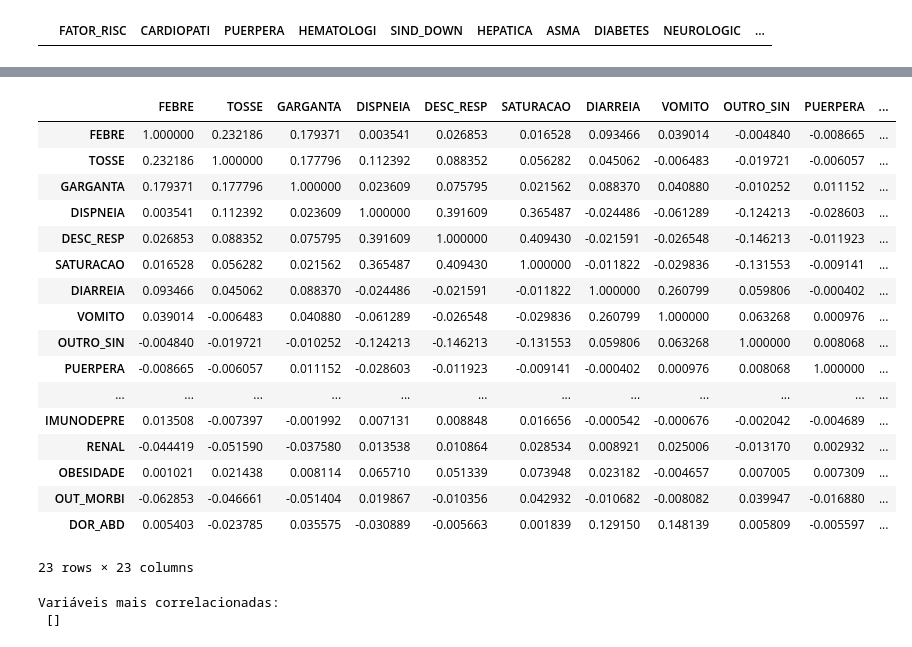
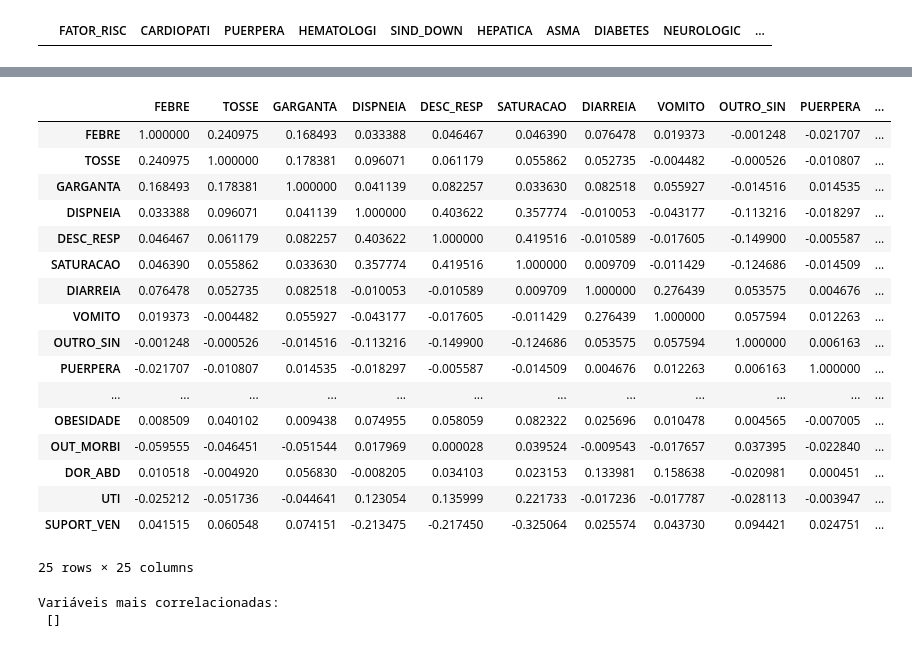
Before and after one commit to fsilvino/INE5644-data-mining-projeto-final, a Jupyter notebook: eda/eda.ipynb, the cells around one changed output, grey strips where cells are left out. Cells and saved outputs as stored; diff of their text form; code cells hidden in the pictures.

```diff
--- a/eda/eda.ipynb
+++ b/eda/eda.ipynb
@@ -153,9 +153,9 @@ df = df.drop(['COD_IDADE', 'SEM_NOT', 'OBES_IMC', 'DT_UT_DOSE', 'MAE_VAC', 'DT_V
        'POS_PCROUT', 'PCR_VSR', 'PCR_PARA1', 'PCR_PARA2', 'PCR_PARA3',
        'PCR_PARA4', 'PCR_ADENO', 'PCR_METAP', 'PCR_BOCA', 'PCR_RINO',
        'PCR_OUTRO', 'DS_PCR_OUT', 'DT_TOMO', 'TP_TES_AN', 'DT_RES_AN',
-       'RES_AN', 'POS_AN_FLU', 'TP_FLU_AN', 'POS_AN_OUT', 'AN_VSR',
+       'POS_AN_FLU', 'TP_FLU_AN', 'POS_AN_OUT', 'AN_VSR',
        'AN_PARA1', 'AN_PARA2', 'AN_PARA3', 'AN_ADENO', 'AN_OUTRO',
        'DS_AN_OUT', 'OUT_ANIM', 'LO_PS_VGM', 'DT_VGM', 'DT_RT_VGM',
        'PAIS_VGM', 'CO_PS_VGM', 'CS_ETINIA', 'OUT_SOR', 'SOR_OUT',
        'OUT_ANTIV', 'TOMO_OUT', 'PAC_COCBO', 'PAC_DSCBO', 'DT_CO_SOR',
-       'DT_RES', 'TP_AM_SOR', 'TP_SOR'], axis=1)
+       'DT_RES', 'TP_AM_SOR', 'TP_SOR', 'DT_SIN_PRI', 'CS_ESCOL_N', 'CO_PAIS', 'ID_PAIS'], axis=1)
@@ -166,6 +178,6 @@ df.shape
 # %%
 # Filtrando para utilizar apenas dados de pacientes notificados e internados em SC
-df = df.loc[(df['SG_UF_NOT'] == 'SC') & (df['SG_UF_NOT'] == df['SG_UF_INTE'])]
+df = df.loc[(df['SG_UF_NOT'] == 'SC') & (df['SG_UF_NOT'] == df['SG_UF_INTE']) & (df['CLASSI_FIN'] == 5)]
 # %%
 # verificando se há dados duplicados
 df.duplicated().any()
@@ -532,5 +555,10 @@ df = df.replace(2, {'FEBRE': 0,
                'VACINA': 0,
                'ANTIVIRAL': 0,
                'HOSPITAL': 0,
-               'UTI': 0
-               }, regex=True)
+               'UTI': 0,
+               'AVE_SUINO': 0,
+               'AN_SARS2': 0,
+               'PCR_SARS2': 0})
+# %%
+df = df.replace('S', {'FATOR_RISC': 1 })
+df = df.replace('N', {'FATOR_RISC': 0 })
@@ -548,25 +586,25 @@ array([[<AxesSubplot:title={'center':'CLASSI_FIN'}>]], dtype=object)
 # %%
-corr = df[['FEBRE', 'TOSSE', 'GARGANTA', 'DISPNEIA', 'DESC_RESP', 'SATURACAO', 'DIARREIA', 'VOMITO', 'OUTRO_SIN', 'PUERPERA', 'CARDIOPATI', 'HEMATOLOGI', 'SIND_DOWN', 'HEPATICA', 'ASMA', 'DIABETES', 'NEUROLOGIC', 'PNEUMOPATI', 'IMUNODEPRE', 'RENAL', 'OBESIDADE', 'OUT_MORBI', 'DOR_ABD']].corr()
+corr = df[['FEBRE', 'TOSSE', 'GARGANTA', 'DISPNEIA', 'DESC_RESP', 'SATURACAO', 'DIARREIA', 'VOMITO', 'OUTRO_SIN', 'PUERPERA', 'CARDIOPATI', 'HEMATOLOGI', 'SIND_DOWN', 'HEPATICA', 'ASMA', 'DIABETES', 'NEUROLOGIC', 'PNEUMOPATI', 'IMUNODEPRE', 'RENAL', 'OBESIDADE', 'OUT_MORBI', 'DOR_ABD', 'UTI', 'SUPORT_VEN']].corr()
 corr
 # %% [output]
 |  | FEBRE | TOSSE | GARGANTA | DISPNEIA | DESC_RESP | SATURACAO | DIARREIA | VOMITO | OUTRO_SIN | PUERPERA | ... |
-| FEBRE | 1.000000 | 0.232186 | 0.179371 | 0.003541 | 0.026853 | 0.016528 | 0.093466 | 0.039014 | -0.004840 | -0.008665 | ... |
-| TOSSE | 0.232186 | 1.000000 | 0.177796 | 0.112392 | 0.088352 | 0.056282 | 0.045062 | -0.006483 | -0.019721 | -0.006057 | ... |
-| GARGANTA | 0.179371 | 0.177796 | 1.000000 | 0.023609 | 0.075795 | 0.021562 | 0.088370 | 0.040880 | -0.010252 | 0.011152 | ... |
-| DISPNEIA | 0.003541 | 0.112392 | 0.023609 | 1.000000 | 0.391609 | 0.365487 | -0.024486 | -0.061289 | -0.124213 | -0.028603 | ... |
-| DESC_RESP | 0.026853 | 0.088352 | 0.075795 | 0.391609 | 1.000000 | 0.409430 | -0.021591 | -0.026548 | -0.146213 | -0.011923 | ... |
-| SATURACAO | 0.016528 | 0.056282 | 0.021562 | 0.365487 | 0.409430 | 1.000000 | -0.011822 | -0.029836 | -0.131553 | -0.009141 | ... |
-| DIARREIA | 0.093466 | 0.045062 | 0.088370 | -0.024486 | -0.021591 | -0.011822 | 1.000000 | 0.260799 | 0.059806 | -0.000402 | ... |
-| VOMITO | 0.039014 | -0.006483 | 0.040880 | -0.061289 | -0.026548 | -0.029836 | 0.260799 | 1.000000 | 0.063268 | 0.000976 | ... |
-| OUTRO_SIN | -0.004840 | -0.019721 | -0.010252 | -0.124213 | -0.146213 | -0.131553 | 0.059806 | 0.063268 | 1.000000 | 0.008068 | ... |
-| PUERPERA | -0.008665 | -0.006057 | 0.011152 | -0.028603 | -0.011923 | -0.009141 | -0.000402 | 0.000976 | 0.008068 | 1.000000 | ... |
+| FEBRE | 1.000000 | 0.240975 | 0.168493 | 0.033388 | 0.046467 | 0.046390 | 0.076478 | 0.019373 | -0.001248 | -0.021707 | ... |
+| TOSSE | 0.240975 | 1.000000 | 0.178381 | 0.096071 | 0.061179 | 0.055862 | 0.052735 | -0.004482 | -0.000526 | -0.010807 | ... |
+| GARGANTA | 0.168493 | 0.178381 | 1.000000 | 0.041139 | 0.082257 | 0.033630 | 0.082518 | 0.055927 | -0.014516 | 0.014535 | ... |
+| DISPNEIA | 0.033388 | 0.096071 | 0.041139 | 1.000000 | 0.403622 | 0.357774 | -0.010053 | -0.043177 | -0.113216 | -0.018297 | ... |
+| DESC_RESP | 0.046467 | 0.061179 | 0.082257 | 0.403622 | 1.000000 | 0.419516 | -0.010589 | -0.017605 | -0.149900 | -0.005587 | ... |
+| SATURACAO | 0.046390 | 0.055862 | 0.033630 | 0.357774 | 0.419516 | 1.000000 | 0.009709 | -0.011429 | -0.124686 | -0.014509 | ... |
+| DIARREIA | 0.076478 | 0.052735 | 0.082518 | -0.010053 | -0.010589 | 0.009709 | 1.000000 | 0.276439 | 0.053575 | 0.004676 | ... |
+| VOMITO | 0.019373 | -0.004482 | 0.055927 | -0.043177 | -0.017605 | -0.011429 | 0.276439 | 1.000000 | 0.057594 | 0.012263 | ... |
+| OUTRO_SIN | -0.001248 | -0.000526 | -0.014516 | -0.113216 | -0.149900 | -0.124686 | 0.053575 | 0.057594 | 1.000000 | 0.006163 | ... |
+| PUERPERA | -0.021707 | -0.010807 | 0.014535 | -0.018297 | -0.005587 | -0.014509 | 0.004676 | 0.012263 | 0.006163 | 1.000000 | ... |
 | ... | ... | ... | ... | ... | ... | ... | ... | ... | ... | ... | ... |
-| IMUNODEPRE | 0.013508 | -0.007397 | -0.001992 | 0.007131 | 0.008848 | 0.016656 | -0.000542 | -0.000676 | -0.002042 | -0.004689 | ... |
-| RENAL | -0.044419 | -0.051590 | -0.037580 | 0.013538 | 0.010864 | 0.028534 | 0.008921 | 0.025006 | -0.013170 | 0.002932 | ... |
-| OBESIDADE | 0.001021 | 0.021438 | 0.008114 | 0.065710 | 0.051339 | 0.073948 | 0.023182 | -0.004657 | 0.007005 | 0.007309 | ... |
-| OUT_MORBI | -0.062853 | -0.046661 | -0.051404 | 0.019867 | -0.010356 | 0.042932 | -0.010682 | -0.008082 | 0.039947 | -0.016880 | ... |
-| DOR_ABD | 0.005403 | -0.023785 | 0.035575 | -0.030889 | -0.005663 | 0.001839 | 0.129150 | 0.148139 | 0.005809 | -0.005597 | ... |
+| OBESIDADE | 0.008509 | 0.040102 | 0.009438 | 0.074955 | 0.058059 | 0.082322 | 0.025696 | 0.010478 | 0.004565 | -0.007005 | ... |
+| OUT_MORBI | -0.059555 | -0.046451 | -0.051544 | 0.017969 | 0.000028 | 0.039524 | -0.009543 | -0.017657 | 0.037395 | -0.022840 | ... |
+| DOR_ABD | 0.010518 | -0.004920 | 0.056830 | -0.008205 | 0.034103 | 0.023153 | 0.133981 | 0.158638 | -0.020981 | 0.000451 | ... |
+| UTI | -0.025212 | -0.051736 | -0.044641 | 0.123054 | 0.135999 | 0.221733 | -0.017236 | -0.017787 | -0.028113 | -0.003947 | ... |
+| SUPORT_VEN | 0.041515 | 0.060548 | 0.074151 | -0.213475 | -0.217450 | -0.325064 | 0.025574 | 0.043730 | 0.094421 | 0.024751 | ... |
-23 rows × 23 columns
+25 rows × 25 columns
 # %%
 # verificando variáveis mais correlacionadas conforme exemplo do professor Francisco Aparecido Rodrigues, francisco@icmc.usp.br.
 # disponível em https://github.com/franciscoicmc/ciencia-de-dados/blob/master/Aula1-Preparacao-transformacao.ipynb
```
Also changed, not shown: parts of 33 cells of this notebook.
